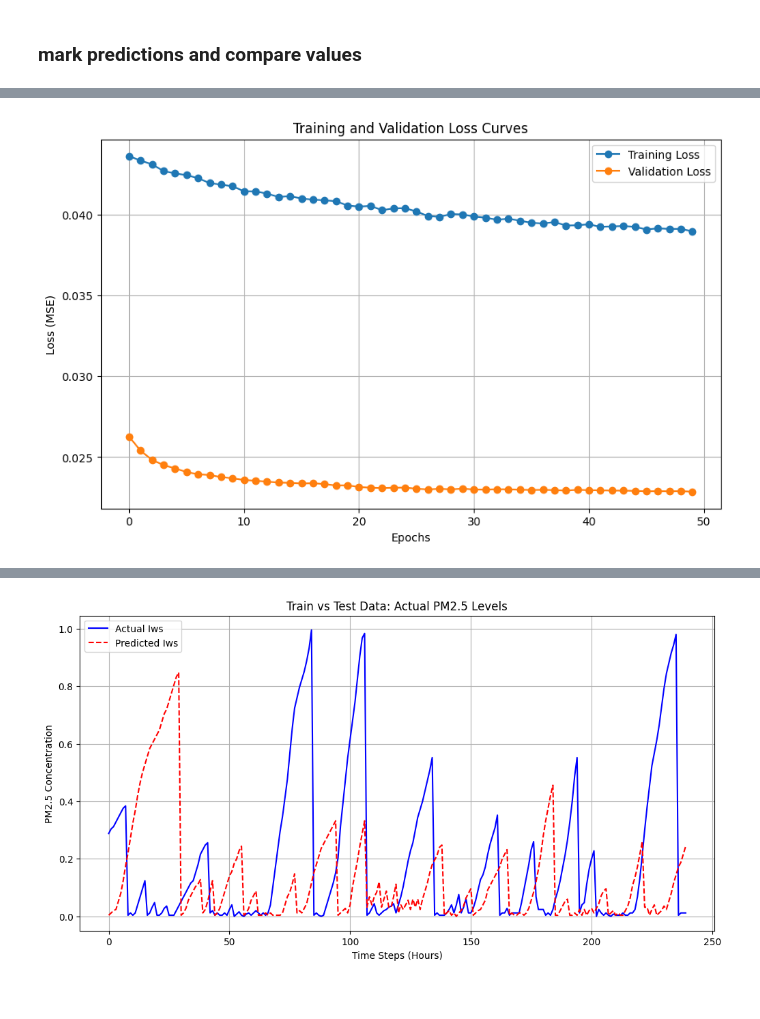
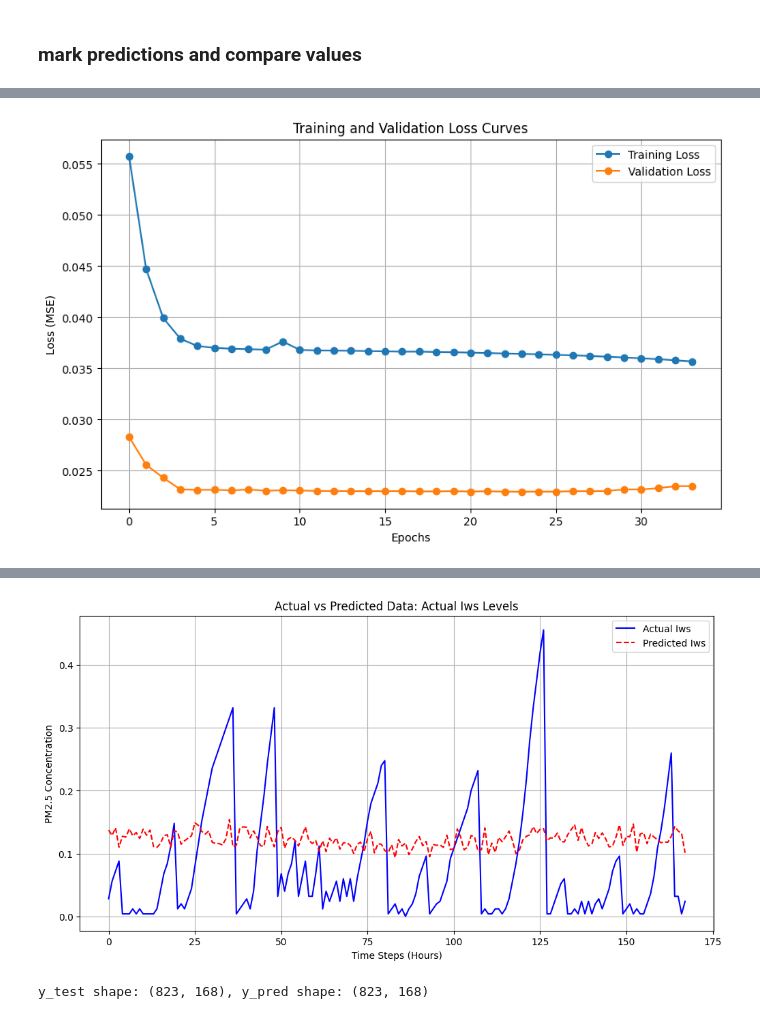
Before and after one commit to PSswathi/aai-530-group3-final-project-smartaq, a Jupyter notebook: EDA_LSTM_implementation_swathi.ipynb, the cells around one changed output, grey strips where cells are left out. Cells and saved outputs as stored; diff of their text form; code cells hidden in the pictures.

Commit message:
cleaned dataset and midterm LSTM implementations

```diff
--- a/EDA_LSTM_implementation_swathi.ipynb
+++ b/EDA_LSTM_implementation_swathi.ipynb
@@ -566,6 +566,8 @@ df_cleaned.head()
 | 2010-01-01 03:00:00 | 4 | 2010 | 1 | 1 | 3 | 129.0 | -21 | -14.0 | 1019.0 | NW | ... | ... |
 | 2010-01-01 04:00:00 | 5 | 2010 | 1 | 1 | 4 | 129.0 | -20 | -12.0 | 1018.0 | NW | ... | ... |
 5 rows × 25 columns
+# %%
+df_cleaned = df_cleaned.bfill().ffill()
 # %%
 # Display the list of columns in the dataset
 column_list = df_cleaned.columns.tolist()
@@ -989,7 +995,7 @@ plt.show()
 
 # Define parameters
 time_steps = 30 * 24  # Past 30 days of data
-predict_days = 10 # Predict the next 10 hours
+predict_days = 7 # Predict the next 7 days
 target_column = 'Iws'
 
 # Calculate the number of features from the DataFrame
@@ -1020,7 +1068,16 @@ X_test shape: (809, 720, 17), y_test shape: (809, 240)
 # %%
+from tensorflow.keras.layers import Bidirectional
+
+modeltwo = Sequential([
+    Bidirectional(LSTM(64, return_sequences=True), input_shape=(time_steps, num_features)),
+    Dropout(0.2),
+    LSTM(32, return_sequences=False),
+    Dense(168)
+])
+
 # Compile model
-model.compile(optimizer=Adam(learning_rate=0.000001), loss='mse', metrics=['mae'])
+modeltwo.compile(optimizer=Adam(learning_rate=0.00005), loss='mse', metrics=['mae'])
 
 # Display model summary
-model.summary()
+modeltwo.summary()
 # %% [output]
@@ -1083,10 +1136,10 @@ Inf in y_test: 0
 early_stopping = EarlyStopping(monitor='val_loss', patience=10, restore_best_weights=True)
 
 # Train the model
-history = model.fit(
+history = modeltwo.fit(
     X_train, y_train,
     validation_data=(X_test, y_test),
-    epochs=50, batch_size=32,
+    epochs=50, batch_size=16,
     callbacks=[early_stopping],
     verbose=1
 )
@@ -1127,19 +1180,23 @@ plt.legend()
 plt.grid(True)
 plt.show()
 # %% [output]
-[figure, old version]
+[figure, new version]
 # %%
 import matplotlib.pyplot as plt
 
+# Generate predictions
+y_pred = modeltwo.predict(X_test)  # Predict using test data
+print(f"Updated y_pred shape: {y_pred.shape}")
+
 # Select indices of sequences to compare
-train_index = 239  # Index of the training sequence to compare
-test_index = 239  # Index of the test sequence to compare
+test_index = 239  # Index of the actual sequence to compare
+pred_index = 239  # Index of the predicted sequence to compare
 
 # Plot y_train and y_test on the same graph
 plt.figure(figsize=(12, 6))
-plt.plot(y_train[train_index], label='Actual Iws', color='blue')
-plt.plot(y_test[test_index], label='Predicted Iws', color='red', linestyle='dashed')
-plt.title('Train vs Test Data: Actual PM2.5 Levels')
+plt.plot(y_test[test_index], label='Actual Iws', color='blue')
+plt.plot(y_pred[pred_index], label='Predicted Iws', color='red', linestyle='dashed')
+plt.title('Actual vs Predicted Data: Actual Iws Levels')
 plt.xlabel('Time Steps (Hours)')
 plt.ylabel('PM2.5 Concentration')
 plt.legend()
@@ -1149 +1208,5 @@ plt.show()
-[figure, old version]
+[figure, new version]
+# %%
+print(f"y_test shape: {y_test.shape}, y_pred shape: {y_pred.shape}")
+# %% [output]
+y_test shape: (823, 168), y_pred shape: (823, 168)
```
Also changed, not shown: parts of 17 cells of this notebook, 2 other files.
